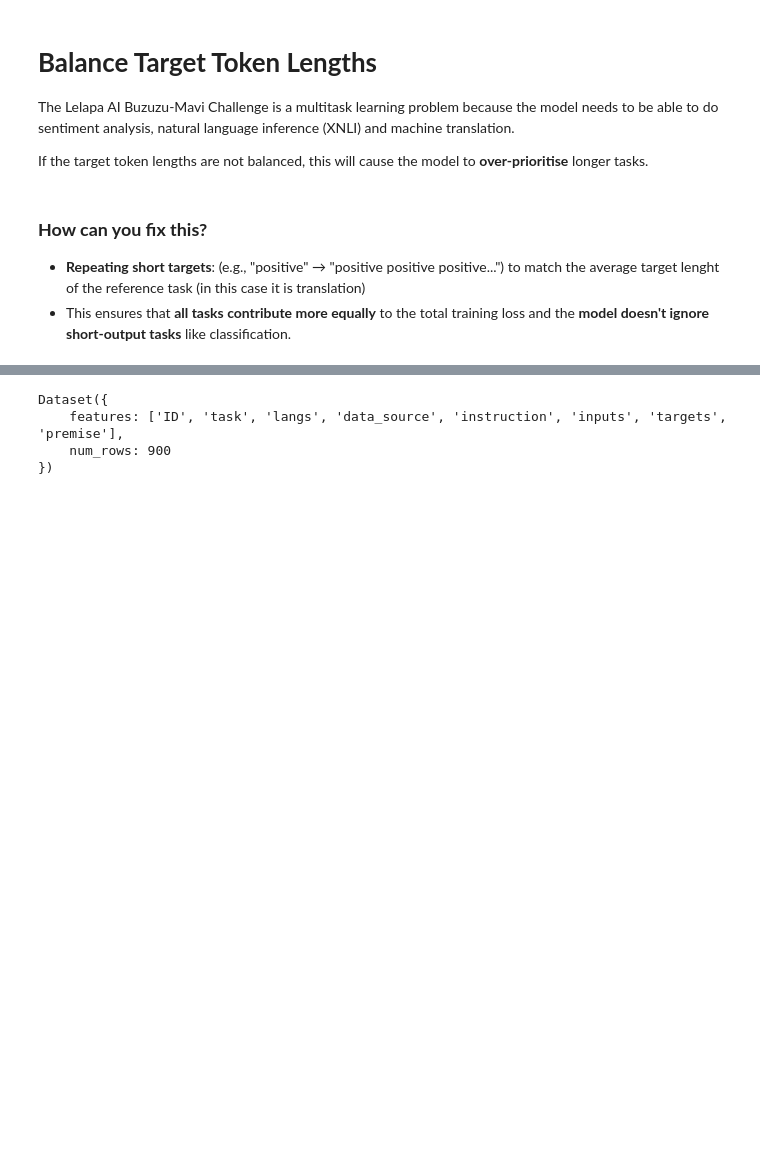
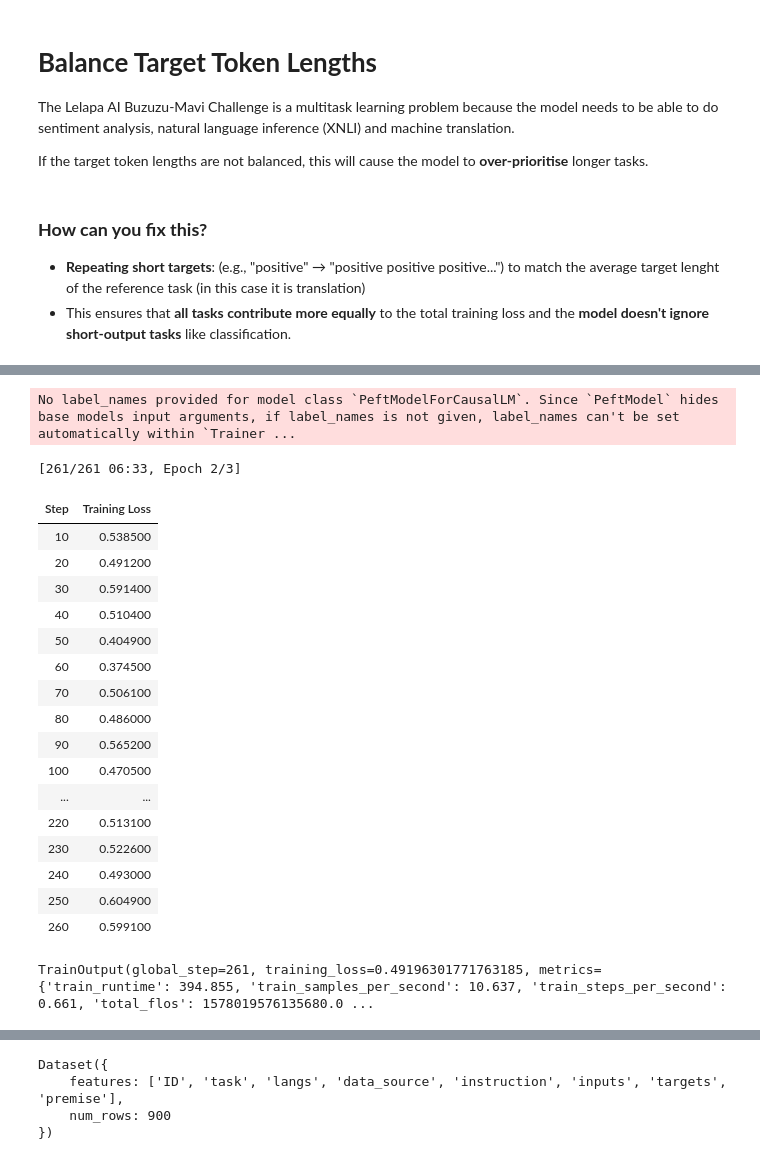
Before and after one commit to melissafasol/InkubaLM-Challenge, a Jupyter notebook: notebooks/01_implementation.ipynb, the cells around one changed output, grey strips where cells are left out. Cells and saved outputs as stored; diff of their text form; code cells hidden in the pictures; blank space fills up the shorter version.

```diff
--- a/notebooks/01_implementation.ipynb
+++ b/notebooks/01_implementation.ipynb
@@ -249,7 +283,7 @@ If the target token lengths are not balanced, this will cause the model to **ove
 - **Repeating short targets**: (e.g., "positive" → "positive positive positive...") to match the average target lenght of the reference task (in this case it is translation)
 - This ensures that **all tasks contribute more equally** to the total training loss and the **model doesn't ignore short-output tasks** like classification.
 # %%
-balanced_dataset = Dataset.from_pandas(balanced_df.reset_index(drop=True))
+balanced_dataset = Dataset.from_pandas(df_padded.reset_index(drop=True))
 # %%
 model_name = "lelapa/InkubaLM-0.4B"
 model, tokenizer, bnb_config = multitask.setup_model_and_tokenizer(model_name, token=token,use_4bit=False)
@@ -298,0 +359,48 @@ tokenizer.save_pretrained(os.path.join(output_dir, "sft_model/balanced/lora_adap
+# %%
+from transformers import AutoModelForCausalLM, AutoTokenizer, BitsAndBytesConfig
+from peft import get_peft_model, LoraConfig, TaskType
+from trl import SFTTrainer, SFTConfig, DataCollatorForCompletionOnlyLM
+
+# Step 2: Apply LoRA
+lora_config = LoraConfig(
+    r=8,
+    lora_alpha=16,
+    target_modules=["q_proj", "v_proj"],  # depends on model arch
+    lora_dropout=0.1,
+    bias="none",
+    task_type=TaskType.CAUSAL_LM,
+)
+
+qlora_model = get_peft_model(model, lora_config)
+
+# Step 3: Setup trainer
+trainer = multitask.setup_trainer(
+    model=qlora_model,
+    dataset=balanced_dataset,  # your already-prepared dataset
+    tokenizer=tokenizer,
+    output_dir="./sft_model/balanced_lora_fix"
+)
+
+# Step 4: Train
+trainer.train()
+# %% [output]
+No label_names provided for model class `PeftModelForCausalLM`. Since `PeftModel` hides base models input arguments, if label_names is not given, label_names can't be set automatically within `Trainer ...
+[261/261 06:33, Epoch 2/3]
+| Step | Training Loss |
+| 10 | 0.538500 |
+| 20 | 0.491200 |
+| 30 | 0.591400 |
+| 40 | 0.510400 |
+| 50 | 0.404900 |
+| 60 | 0.374500 |
+| 70 | 0.506100 |
+| 80 | 0.486000 |
+| 90 | 0.565200 |
+| 100 | 0.470500 |
+| ... | ... |
+| 220 | 0.513100 |
+| 230 | 0.522600 |
+| 240 | 0.493000 |
+| 250 | 0.604900 |
+| 260 | 0.599100 |
+TrainOutput(global_step=261, training_loss=0.49196301771763185, metrics={'train_runtime': 394.855, 'train_samples_per_second': 10.637, 'train_steps_per_second': 0.661, 'total_flos': 1578019576135680.0 ...
```
Also changed, not shown: parts of 20 cells of this notebook.
